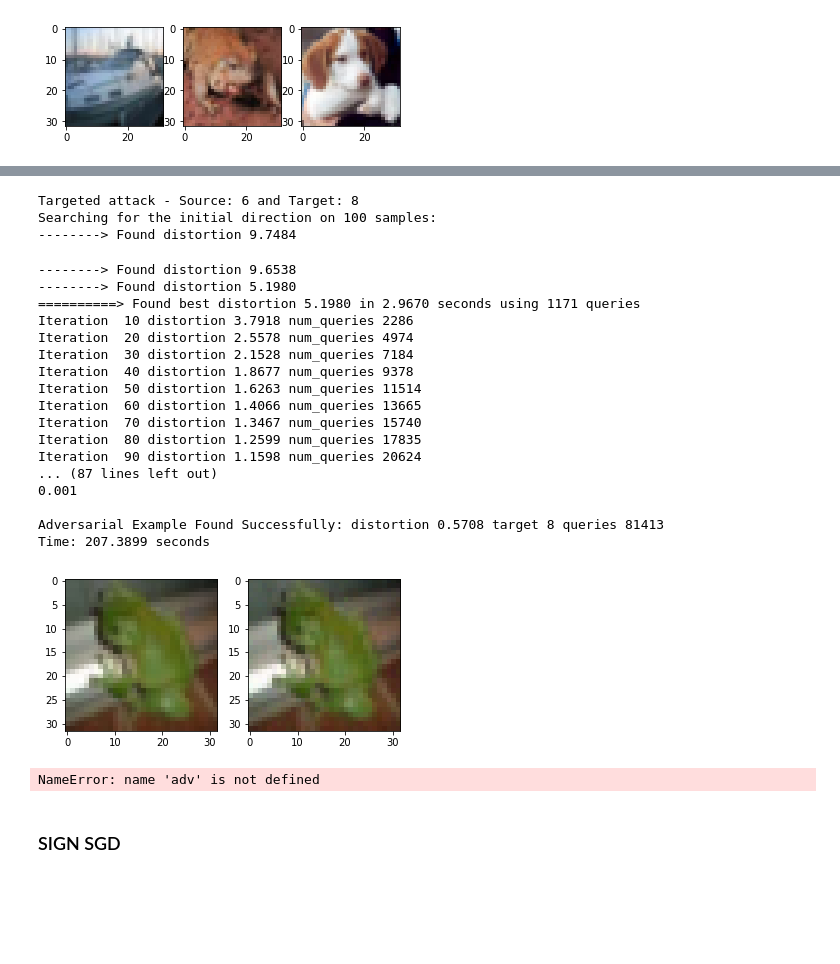
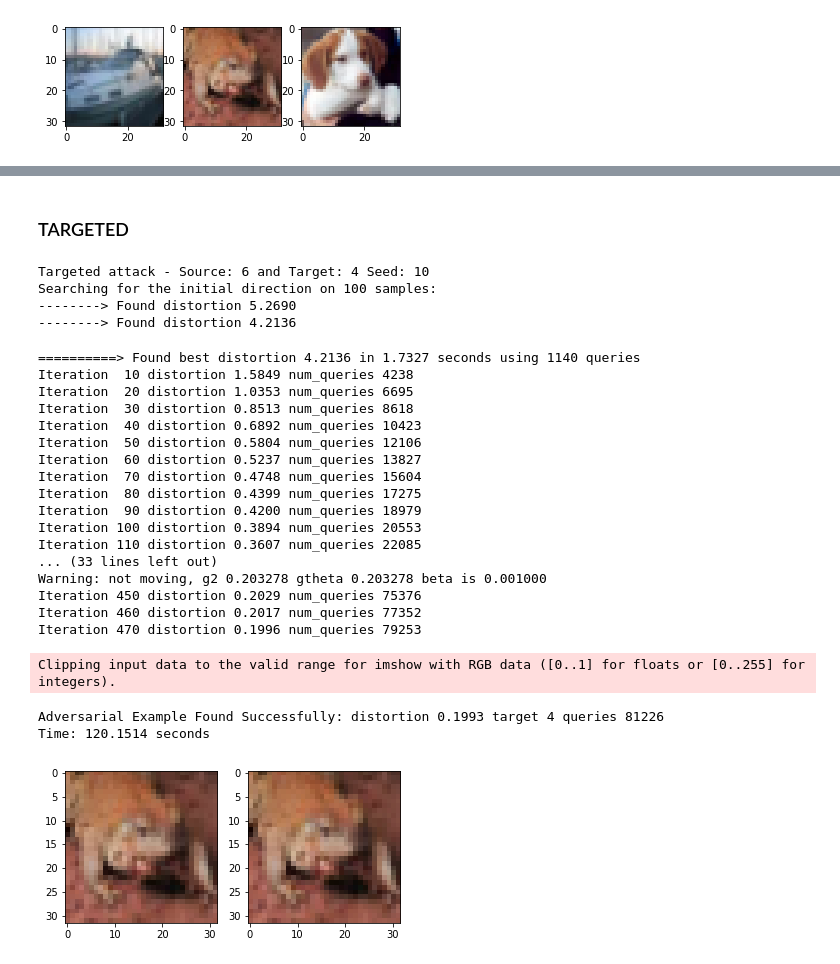
Before and after one commit to cmhcbb/attackbox, a Jupyter notebook: sign_sgd/test_cifar.ipynb, the cells around one changed output, grey strips where cells are left out. Saved outputs shown, nothing was run; the diff lists cells and outputs as text; code cells hidden in the pictures; blank space fills up the shorter version.

```diff
--- a/sign_sgd/test_cifar.ipynb
+++ b/sign_sgd/test_cifar.ipynb
@@ -98,0 +92,4 @@ tensor([7])
+# %%
+x, y = X1, Y1
+seed = 10
+target = 4
@@ -128,38 +168,32 @@ Time: 30.5948 seconds
+# %% [markdown]
+### TARGETED
 # %%
 attack = OPT_attack(amodel, train_dataset=train_dataset)
-target = 8
-adv, dist = attack(X2.cuda(), Y2.cuda(), target=target*torch.ones(1, dtype=torch.long).cuda(), seed=5874)
-plot_adv(X2, adv)
+adv, dist = attack(x.cuda(), y.cuda(), target=target*torch.ones(1, dtype=torch.long).cuda(), seed=seed)
+plot_adv(x, adv)
 # %% [output]
-Targeted attack - Source: 6 and Target: 8
+Targeted attack - Source: 6 and Target: 4 Seed: 10
 Searching for the initial direction on 100 samples:
---------> Found distortion 9.7484
+--------> Found distortion 5.2690
+--------> Found distortion 4.2136
---------> Found distortion 9.6538
---------> Found distortion 5.1980
-==========> Found best distortion 5.1980 in 2.9670 seconds using 1171 queries
-Iteration  10 distortion 3.7918 num_queries 2286
-Iteration  20 distortion 2.5578 num_queries 4974
-Iteration  30 distortion 2.1528 num_queries 7184
-Iteration  40 distortion 1.8677 num_queries 9378
-Iteration  50 distortion 1.6263 num_queries 11514
-Iteration  60 distortion 1.4066 num_queries 13665
-Iteration  70 distortion 1.3467 num_queries 15740
-Iteration  80 distortion 1.2599 num_queries 17835
-Iteration  90 distortion 1.1598 num_queries 20624
-... (87 lines left out)
-0.001
-
-Adversarial Example Found Successfully: distortion 0.5708 target 8 queries 81413
-Time: 207.3899 seconds
+==========> Found best distortion 4.2136 in 1.7327 seconds using 1140 queries
+Iteration  10 distortion 1.5849 num_queries 4238
+Iteration  20 distortion 1.0353 num_queries 6695
+Iteration  30 distortion 0.8513 num_queries 8618
+Iteration  40 distortion 0.6892 num_queries 10423
+Iteration  50 distortion 0.5804 num_queries 12106
+Iteration  60 distortion 0.5237 num_queries 13827
+Iteration  70 distortion 0.4748 num_queries 15604
+Iteration  80 distortion 0.4399 num_queries 17275
+Iteration  90 distortion 0.4200 num_queries 18979
+Iteration 100 distortion 0.3894 num_queries 20553
+Iteration 110 distortion 0.3607 num_queries 22085
+... (33 lines left out)
+Warning: not moving, g2 0.203278 gtheta 0.203278 beta is 0.001000
+Iteration 450 distortion 0.2029 num_queries 75376
+Iteration 460 distortion 0.2017 num_queries 77352
+Iteration 470 distortion 0.1996 num_queries 79253
+Clipping input data to the valid range for imshow with RGB data ([0..1] for floats or [0..255] for integers).
+Adversarial Example Found Successfully: distortion 0.1993 target 4 queries 81226
+Time: 120.1514 seconds
-[figure, old version]
+[figure, new version]
-# %%
-def plot_adv(X, adv):
-    plt.subplot(1,2,1)
-    plt.imshow(np.transpose(X[0].numpy(), (1, 2, 0)))
-    plt.subplot(1,2,2)
-    plt.imshow(np.transpose(adv[0], (1, 2, 0)))
-    plt.show()
-# %% [output]
-NameError: name 'adv' is not defined
-# %% [markdown]
-### SIGN SGD
```
Also changed, not shown: parts of 30 cells of this notebook, 20 other files.
